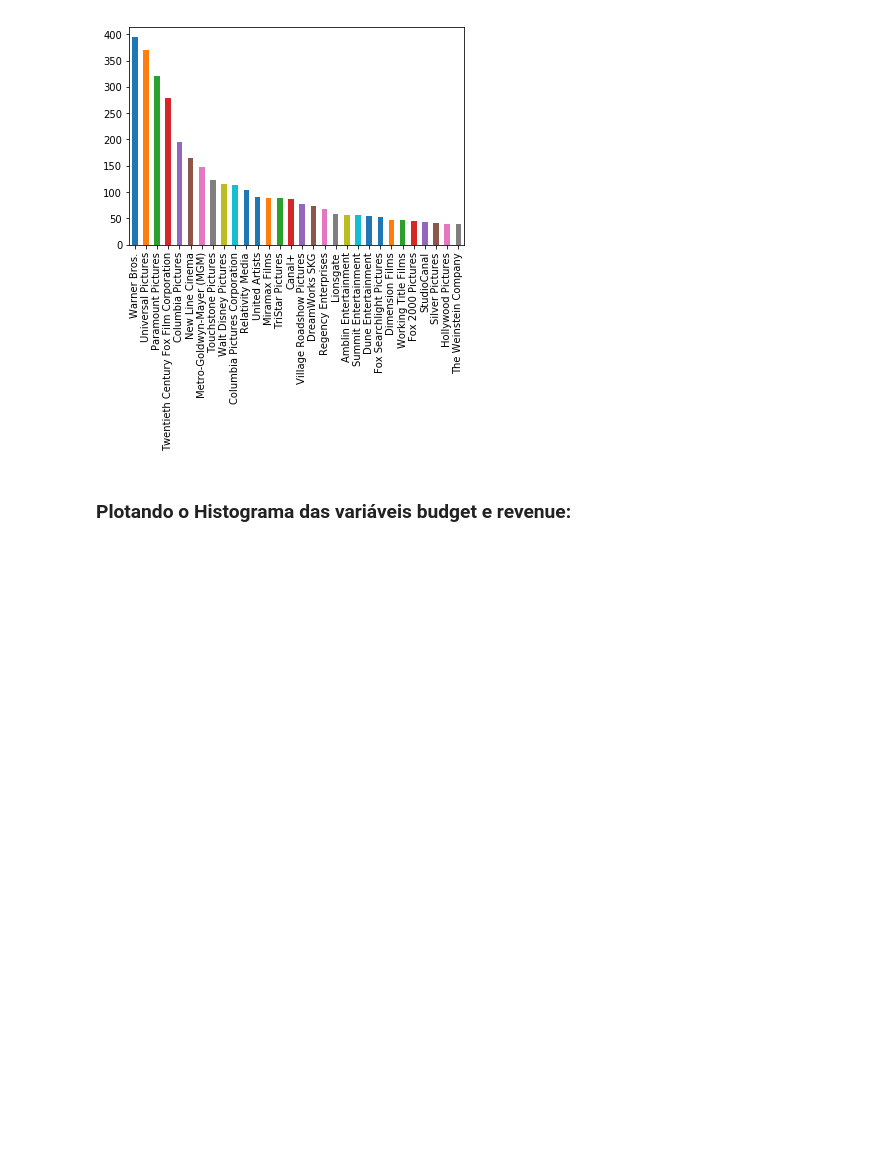
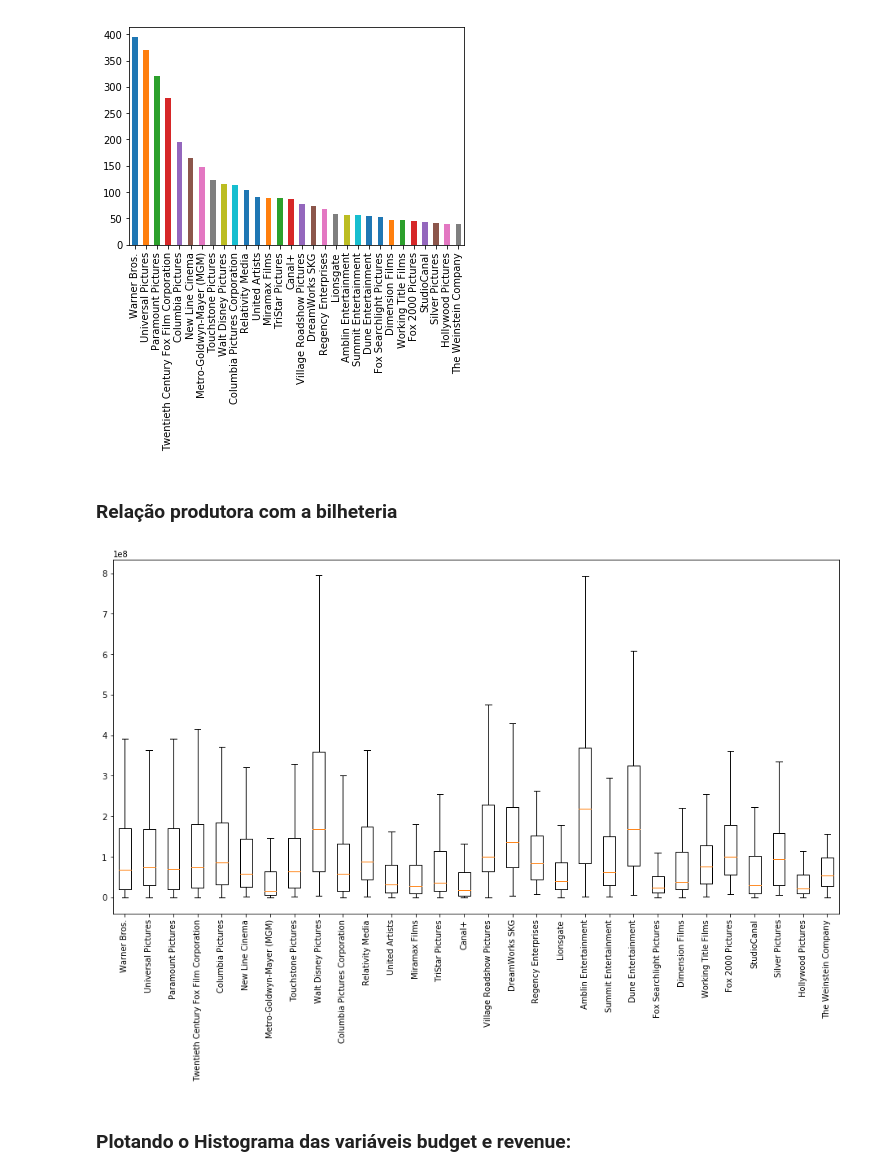
Before and after one commit to joaogcfa/Classificador_de_Filmes, a Jupyter notebook: P3_Jup_inicial1.ipynb, the cells around one changed output. Drawn from its saved outputs; the diff is of its cells as text; code cells hidden in the pictures; blank space fills up the shorter version.

```diff
--- a/P3_Jup_inicial1.ipynb
+++ b/P3_Jup_inicial1.ipynb
@@ -269,3 +265,44 @@ for k in revenues_por_categoria:
+# %% [markdown]
+### Relação produtora com a bilheteria
+# %%
+revenues_por_produtora = {}
+produtoras = [
+    'Warner Bros.','Universal Pictures','Paramount Pictures','Twentieth Century Fox Film Corporation','Columbia Pictures',
+    'New Line Cinema','Metro-Goldwyn-Mayer (MGM)','Touchstone Pictures','Walt Disney Pictures','Columbia Pictures Corporation',
+    'Relativity Media','United Artists','Miramax Films','TriStar Pictures','Canal+','Village Roadshow Pictures','DreamWorks SKG',
+    'Regency Enterprises','Lionsgate','Amblin Entertainment','Summit Entertainment','Dune Entertainment','Fox Searchlight Pictures',
+    'Dimension Films','Working Title Films','Fox 2000 Pictures','StudioCanal','Silver Pictures','Hollywood Pictures',
+    'The Weinstein Company'
+]
+
+for p in produtoras:
+    revenues_por_produtora[p] = []
+
+for f in df_mega_clean.index:
+    data_dict = ast.literal_eval(df_mega_clean["production_companies"][f])
+    #print(data_dict)
+    for palavras in data_dict:
+        #print(palavras)
+        prod = palavras["name"]
+        if prod in revenues_por_produtora:
+            revenues_por_produtora[prod].append(df_mega_clean['revenue'][f])
+
+
+#revenues_por_produtora
+
+for k in revenues_por_produtora:
+    revenues_por_produtora[k] = (np.array(revenues_por_produtora[k]))
+# %%
+%matplotlib inline
+import matplotlib.pyplot as plt
+fig = plt.figure(figsize=(16,8))
+ax = fig.add_subplot(111)
+ax.boxplot(revenues_por_produtora.values(), showfliers=False)
+ax.set_xticklabels(revenues_por_produtora.keys(), rotation='vertical');
+#plt.yscale('log')
+plt.show()
+# %% [output]
+[figure, added]
 # %% [markdown]
 ### Plotando o Histograma das variáveis budget e revenue:
 # %% [markdown]
```
Also changed, not shown: parts of 6 cells of this notebook.
